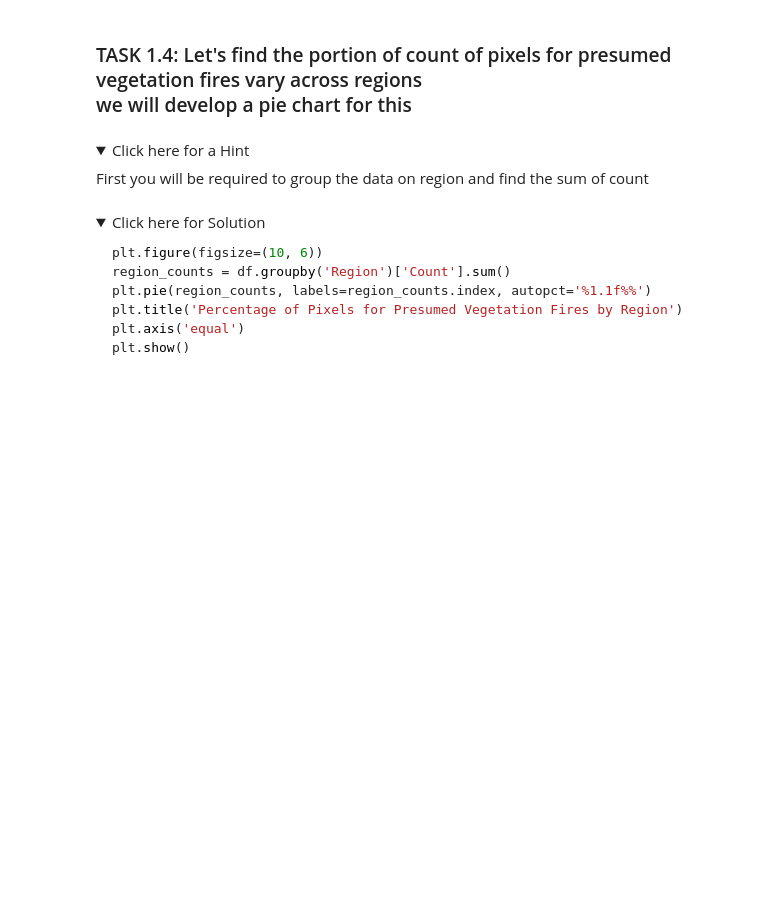
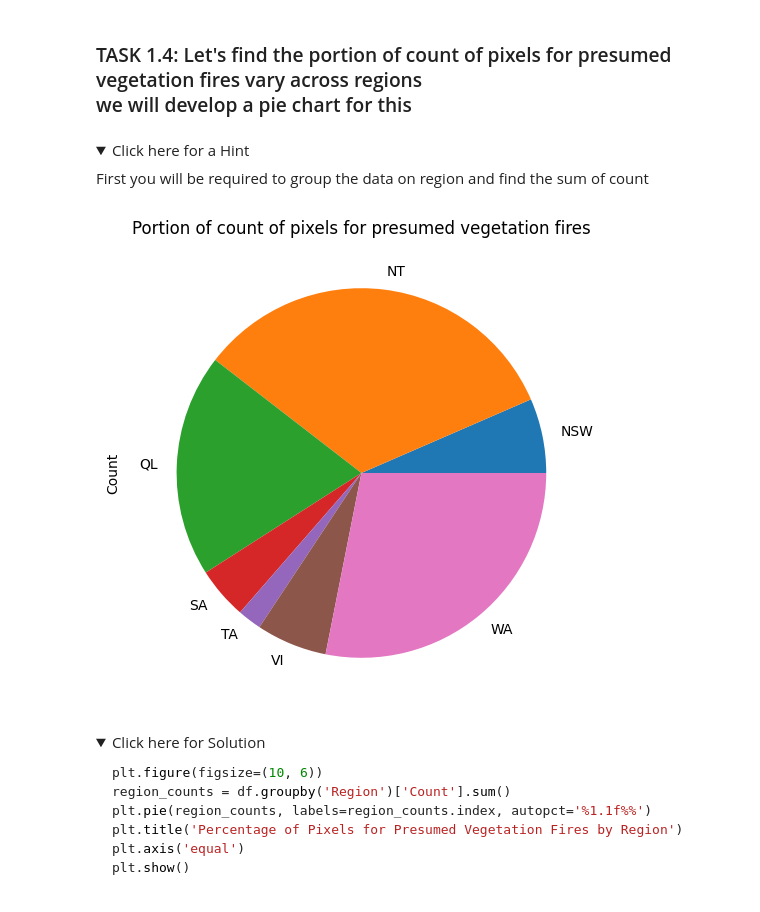
Before and after one commit to Locchuong96/ds, a Jupyter notebook: C8/Practice_Assignment_Part1.jupyterlite.ipynb, the cells around one changed output. Drawn from its saved outputs; the diff is of its cells as text; code cells hidden in the pictures; folded sections open; blank space fills up the shorter version.

```diff
--- a/C8/Practice_Assignment_Part1.jupyterlite.ipynb
+++ b/C8/Practice_Assignment_Part1.jupyterlite.ipynb
@@ -227,6 +312,14 @@ plt.show()
     <summary>Click here for a Hint</summary>
 First you will  be required to group the data on region and find the sum of count
 </details>
+# %%
+plt.figure(figsize=(12, 6))
+region_counts = df.groupby('Region')['Count'].mean()
+region_counts.plot(x=region_counts.index, y=region_counts.values,kind='pie')
+plt.title('Portion of count of pixels for presumed vegetation fires')
+plt.show()
+# %% [output]
+[figure, added]
 # %% [markdown]
 <details>
     <summary>Click here for Solution</summary>
```
Also changed, not shown: parts of 22 cells of this notebook.
